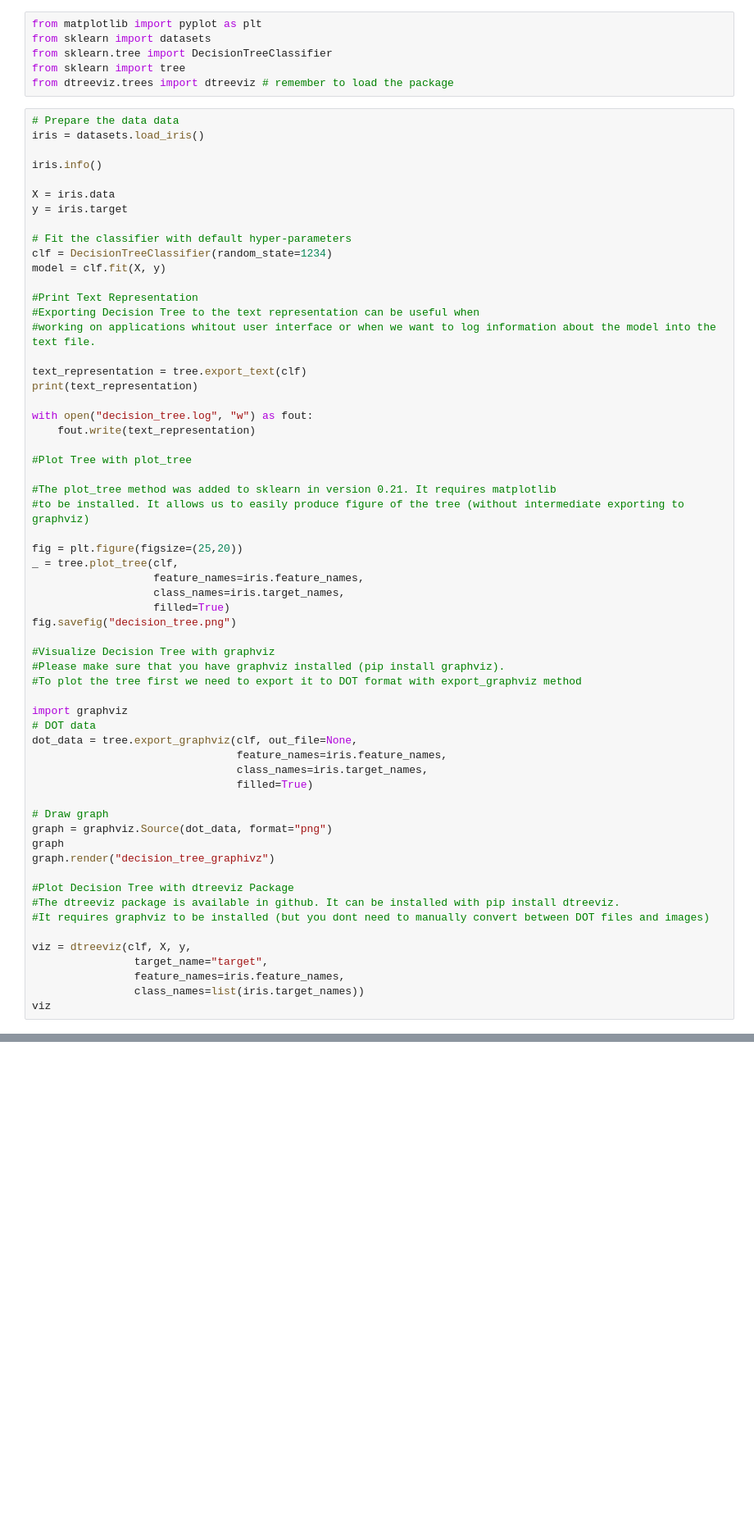
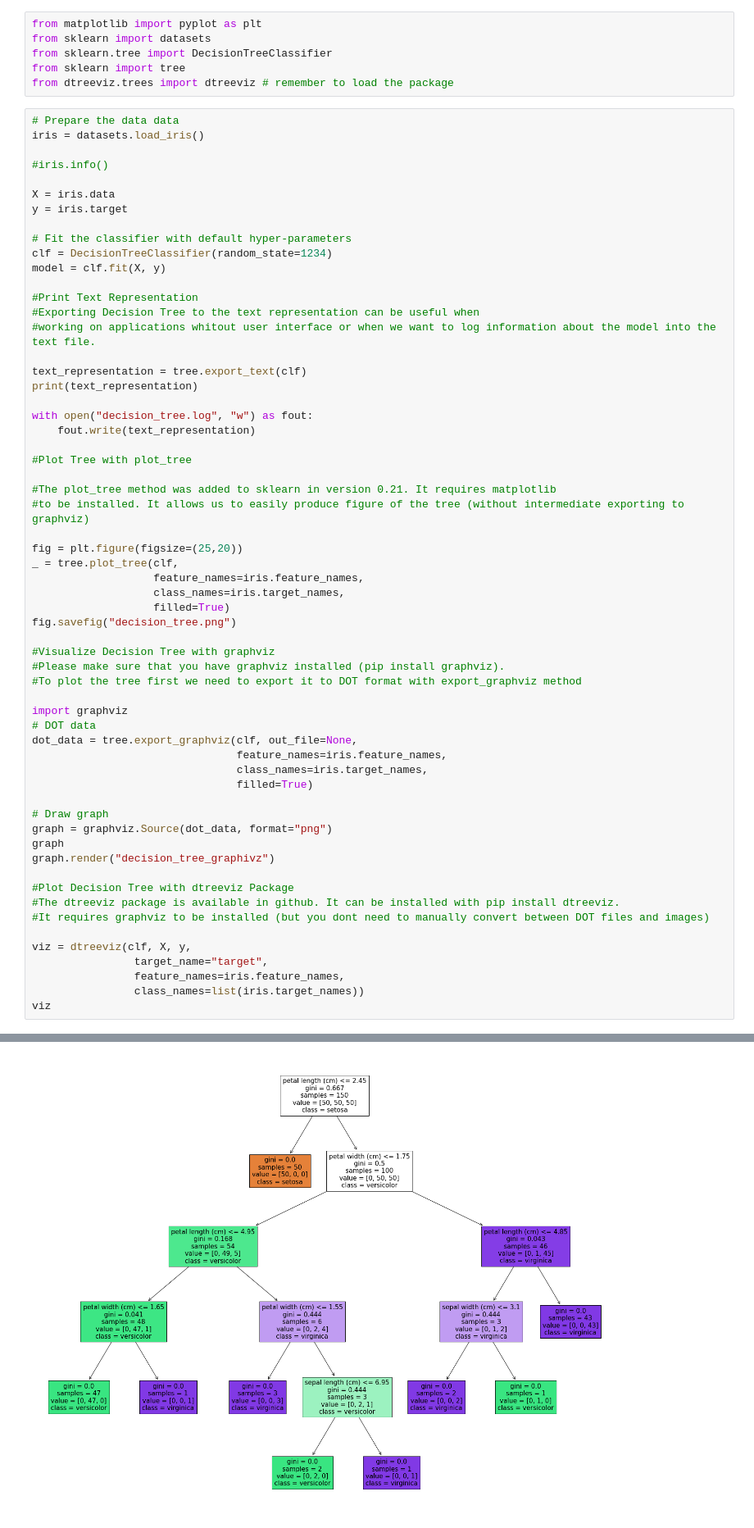
Before and after one commit to LaBruma/PosgradoAI, a Jupyter notebook: ML1/2.1 Decision Tree - ways to visualize.ipynb, the cells around one changed output, grey strips where cells are left out. Shown at 82% size. Drawn from its saved outputs; the diff is of its cells as text; blank space fills up the shorter version.

```diff
--- a/ML1/2.1 Decision Tree - ways to visualize.ipynb
+++ b/ML1/2.1 Decision Tree - ways to visualize.ipynb
@@ -8,7 +8,7 @@ from dtreeviz.trees import dtreeviz # remember to load the package
 # Prepare the data data
 iris = datasets.load_iris()
 
-iris.info()
+#iris.info()
 
 X = iris.data
 y = iris.target
@@ -68,0 +87 @@ AttributeError: info
+[figure, added]
```
Also changed, not shown: parts of 2 cells of this notebook, 4 other files.
